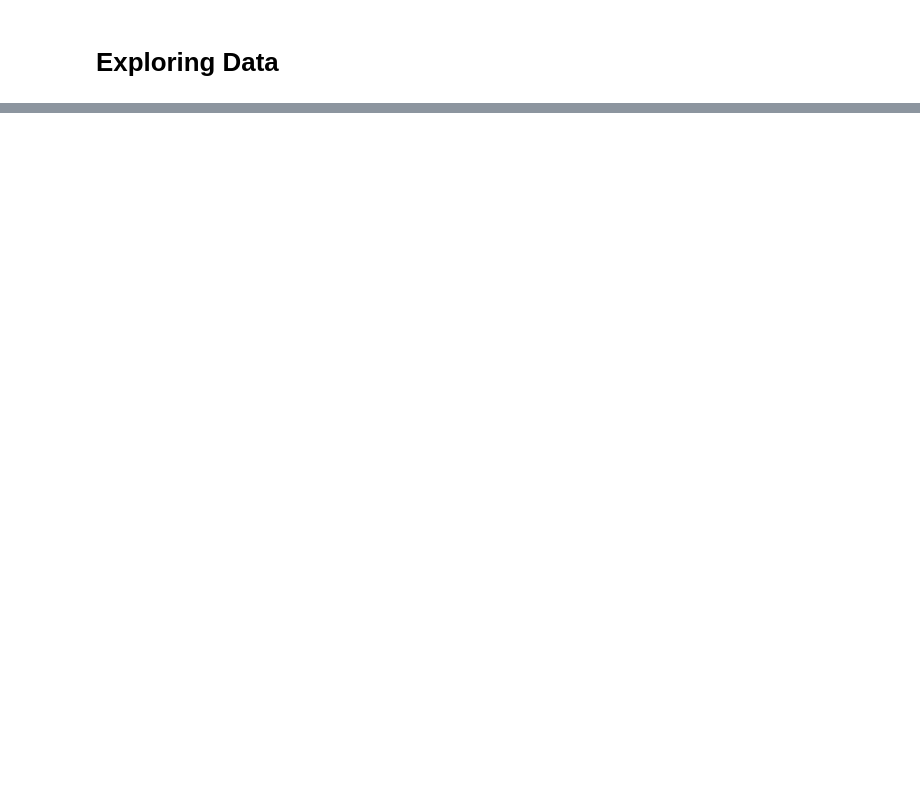
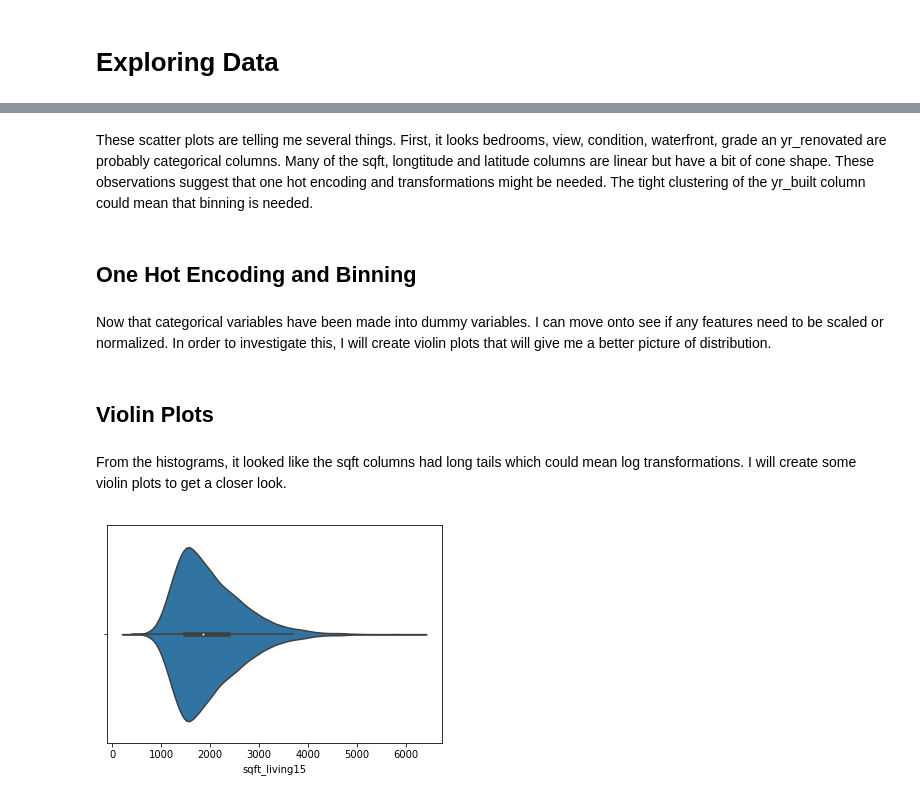
Before and after one commit to callRoko/dsc-1-final-project-online-ds-pt-041519, a Jupyter notebook: student.ipynb, the cells around one changed output, grey strips where cells are left out. Saved outputs shown, nothing was run; the diff lists cells and outputs as text; code cells hidden in the pictures; blank space fills up the shorter version.

```diff
--- a/student.ipynb
+++ b/student.ipynb
@@ -123,0 +251,6 @@ housing = housing.dropna()
+# %%
+no_renovation= housing.loc[housing.yr_renovated == 0]
+renovation = housing.loc[housing.yr_renovated > 0]
+# %%
+housing = pd.concat([no_renovation, renovation])
+housing.head()
@@ -165,0 +389,4 @@ ValueError: Could not interpret input 'sqft_livingsqft_living15'
+# %% [markdown]
+These scatter plots are telling me several things. First, it looks bedrooms, view, condition, waterfront, grade an yr_renovated are probably categorical columns. Many of the sqft, longtitude and latitude columns are linear but have a bit of cone shape. These observations suggest that one hot encoding and transformations might be needed. The tight clustering of the yr_built column could mean that binning is needed.
+# %% [markdown]
+## One Hot Encoding and Binning
@@ -165,0 +402,10 @@ ValueError: Could not interpret input 'sqft_livingsqft_living15'
+# %% [markdown]
+Now that categorical variables have been made into dummy variables. I can move onto see if any features need to be scaled or normalized. In order to investigate this, I will create violin plots that will give me a better picture of distribution.
+# %% [markdown]
+## Violin Plots
+# %% [markdown]
+From the histograms, it looked like the sqft columns had long tails which could mean log transformations. I will create some violin plots to get a closer look.
+# %%
+sns.violinplot(x= housing['sqft_living15']);
+# %% [output]
+[figure, added]
```
Also changed, not shown: parts of 87 cells of this notebook.
